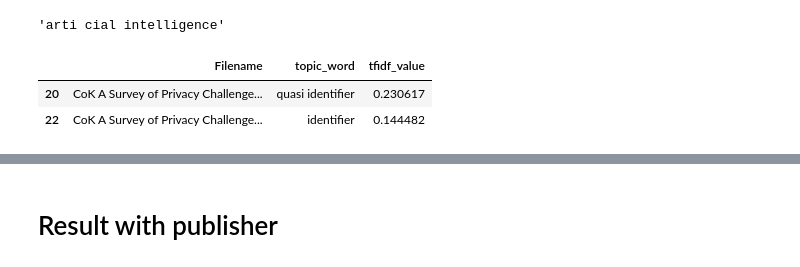
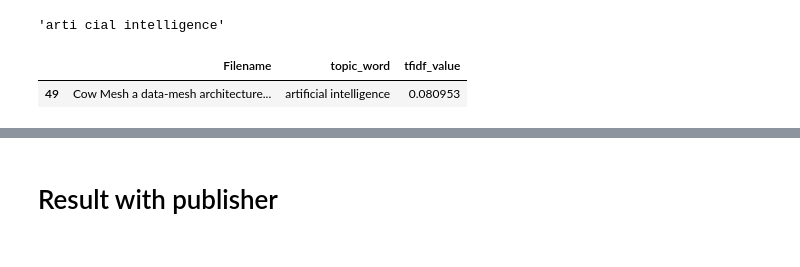
Before and after one commit to clumsyspeedboat/data_mesh_topics_and_sentiment, a Jupyter notebook: 03_Vectorizer.ipynb, the cells around one changed output, grey strips where cells are left out. Saved outputs shown, nothing was run; the diff lists cells and outputs as text; code cells hidden in the pictures.

```diff
--- a/03_Vectorizer.ipynb
+++ b/03_Vectorizer.ipynb
@@ -180,13 +180,14 @@ result_df_tfidf_filename.iloc[49,1]
 # %% [output]
 'arti cial intelligence'
 # %%
+result_df_tfidf_filename = result_df_tfidf_filename.replace('arti cial intelligence','artificial intelligence')
 result_df_tfidf_filename = result_df_tfidf_filename.replace('quasi identi','quasi identifier')
+result_df_tfidf_filename = result_df_tfidf_filename.replace('quasi identi er','quasi identifier')
 
-result_df_tfidf_filename[result_df_tfidf_filename['topic_word'].str.contains('identifier')]
+result_df_tfidf_filename[result_df_tfidf_filename['topic_word'].str.contains('intelligence')]
 # %% [output]
 |  | Filename | topic_word | tfidf_value |
-| 20 | CoK A Survey of Privacy Challenge... | quasi identifier | 0.230617 |
-| 22 | CoK A Survey of Privacy Challenge... | identifier | 0.144482 |
+| 49 | Cow Mesh a data-mesh architecture... | artificial intelligence | 0.080953 |
 # %%
 # Select the top terms for each PDF
 top_terms_df_tfidf = result_df_tfidf_filename.groupby('Filename').head(5)
```
Also changed, not shown: parts of 6 cells of this notebook, 10 other files.
